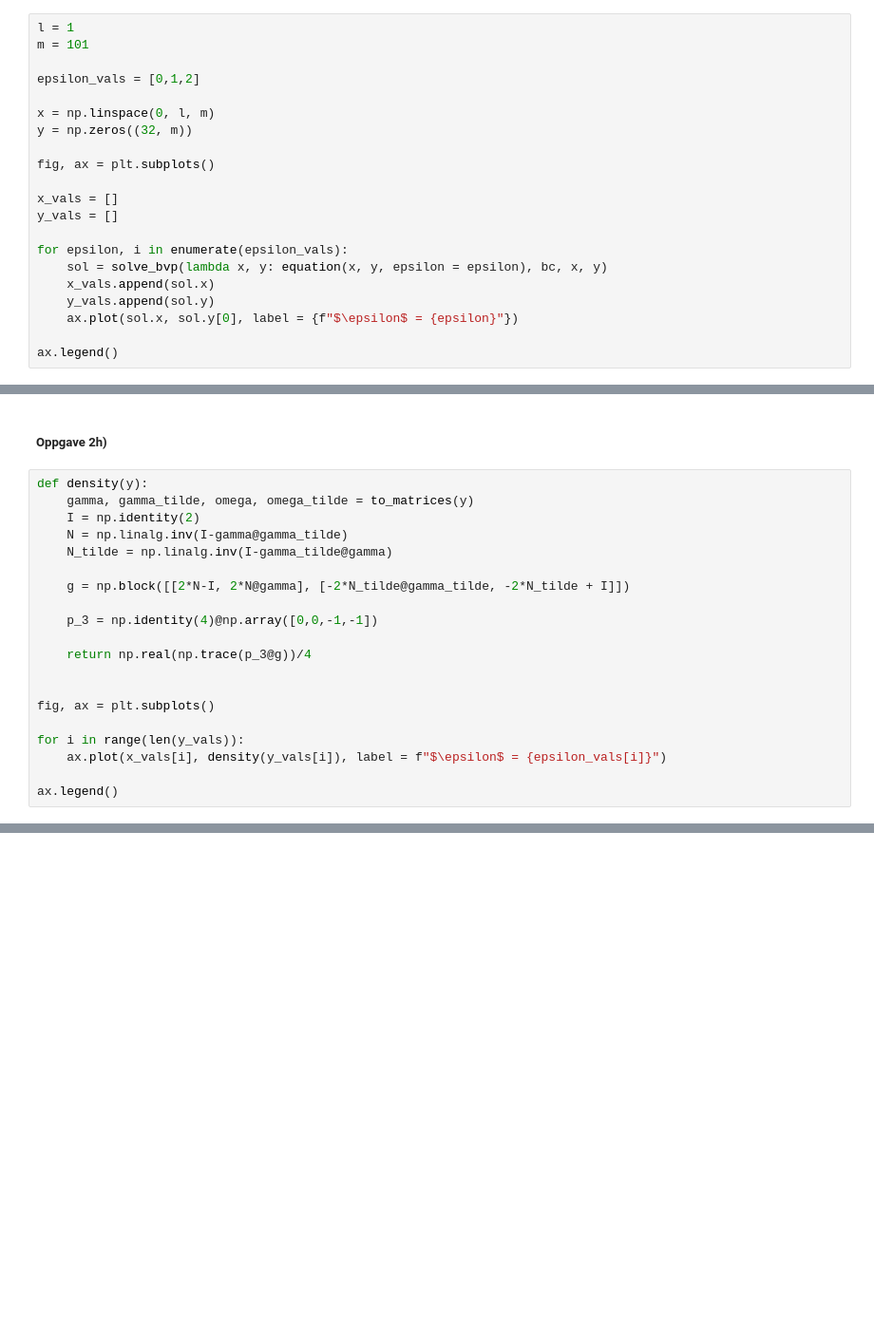
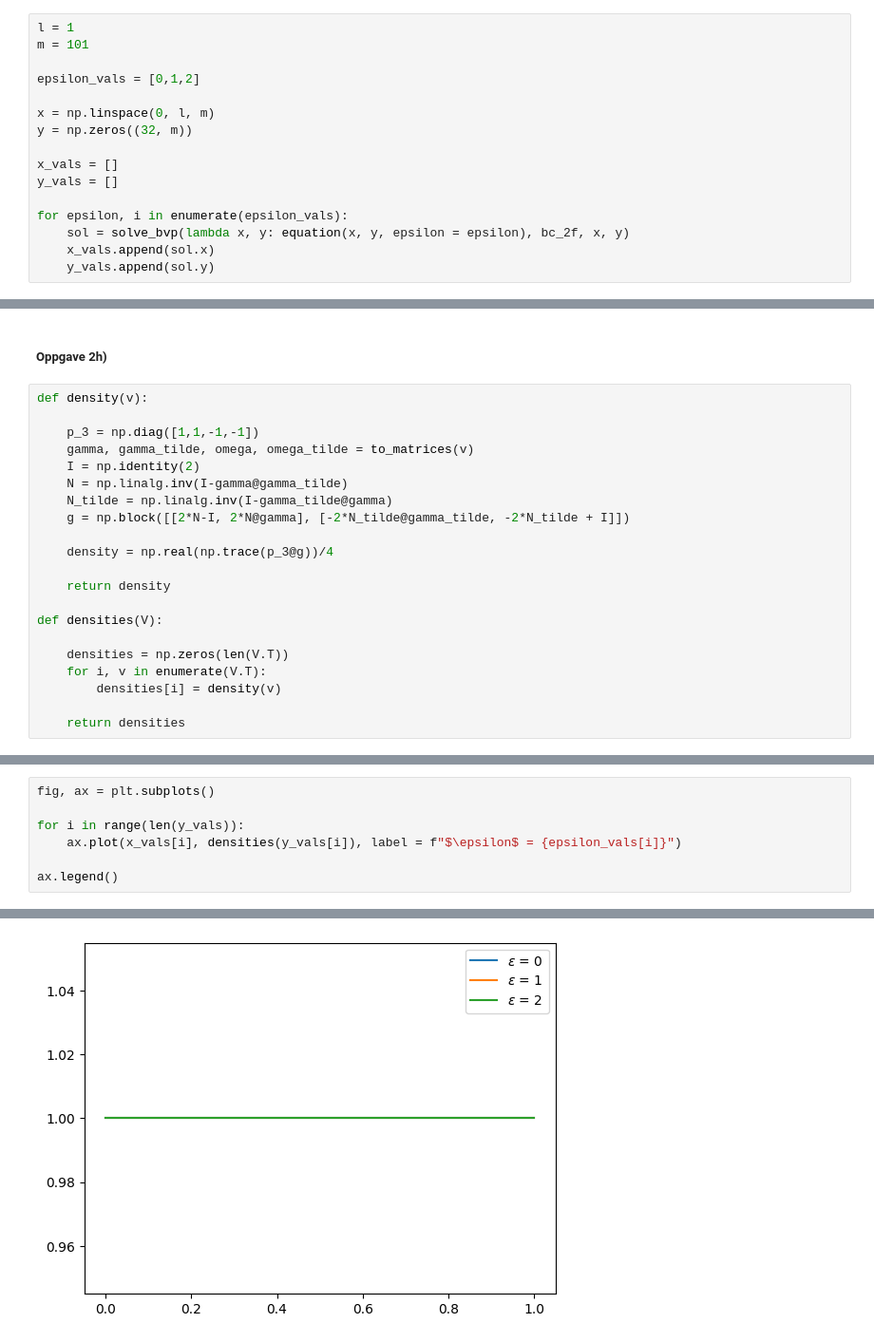
Before and after one commit to einaraarnaes/Prosjekt3, a Jupyter notebook: code.ipynb, the cells around one changed output, grey strips where cells are left out. Shown at 95% size. Saved outputs shown, nothing was run; the diff lists cells and outputs as text; blank space fills up the shorter version.

```diff
--- a/code.ipynb
+++ b/code.ipynb
@@ -470,15 +465,10 @@ epsilon_vals = [0,1,2]
 x = np.linspace(0, l, m)
 y = np.zeros((32, m))
 
-fig, ax = plt.subplots()
-
 x_vals = []
 y_vals = []
 
 for epsilon, i in enumerate(epsilon_vals):
-    sol = solve_bvp(lambda x, y: equation(x, y, epsilon = epsilon), bc, x, y)
+    sol = solve_bvp(lambda x, y: equation(x, y, epsilon = epsilon), bc_2f, x, y)
     x_vals.append(sol.x)
     y_vals.append(sol.y)
-    ax.plot(sol.x, sol.y[0], label = {f"$\epsilon$ = {epsilon}"})
-
-ax.legend()
@@ -488,22 +475,23 @@ ax.legend()
 # %% [markdown]
 ##### Oppgave 2h)
 # %%
-def density(y):
-    gamma, gamma_tilde, omega, omega_tilde = to_matrices(y)
+def density(v):
+
+    p_3 = np.diag([1,1,-1,-1])
+    gamma, gamma_tilde, omega, omega_tilde = to_matrices(v)
     I = np.identity(2)
     N = np.linalg.inv(I-gamma@gamma_tilde)
     N_tilde = np.linalg.inv(I-gamma_tilde@gamma)
-
     g = np.block([[2*N-I, 2*N@gamma], [-2*N_tilde@gamma_tilde, -2*N_tilde + I]])
 
-    p_3 = np.identity(4)@np.array([0,0,-1,-1])
+    density = np.real(np.trace(p_3@g))/4
 
-    return np.real(np.trace(p_3@g))/4
+    return density
 
+def densities(V):
 
-fig, ax = plt.subplots()
+    densities = np.zeros(len(V.T))
+    for i, v in enumerate(V.T):
+        densities[i] = density(v)
 
-for i in range(len(y_vals)):
-    ax.plot(x_vals[i], density(y_vals[i]), label = f"$\epsilon$ = {epsilon_vals[i]}")
-
-ax.legend()
+    return densities
@@ -512,0 +498,8 @@ ValueError: cannot reshape array of size 404 into shape (2,2)
+# %%
+fig, ax = plt.subplots()
+
+for i in range(len(y_vals)):
+    ax.plot(x_vals[i], densities(y_vals[i]), label = f"$\epsilon$ = {epsilon_vals[i]}")
+
+ax.legend()
+# %% [output]
@@ -512,0 +507 @@ ValueError: cannot reshape array of size 404 into shape (2,2)
+[figure, added]
```
Also changed, not shown: parts of 10 cells of this notebook.
